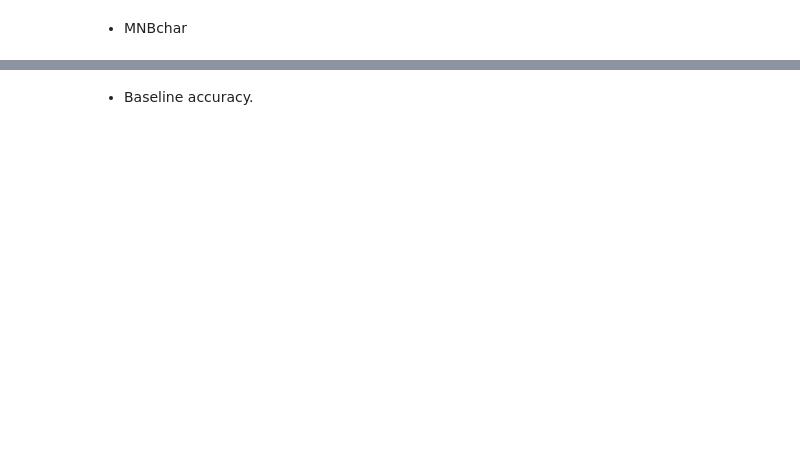
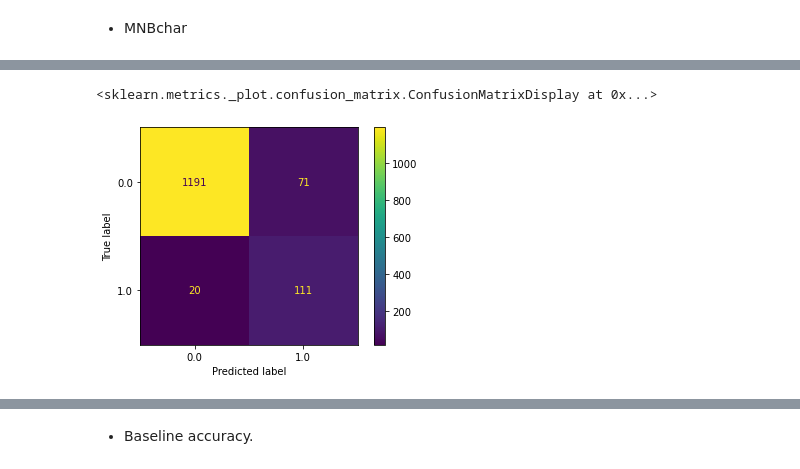
Before and after one commit to Avanyali/Shakespeare_Deaths, a Jupyter notebook: notebooks/ShakespeareanDeaths_Step5_Modeling.ipynb, the cells around one changed output, grey strips where cells are left out. Saved outputs shown, nothing was run; the diff lists cells and outputs as text; code cells hidden in the pictures; blank space fills up the shorter version.

```diff
--- a/notebooks/ShakespeareanDeaths_Step5_Modeling.ipynb
+++ b/notebooks/ShakespeareanDeaths_Step5_Modeling.ipynb
@@ -88,0 +187,5 @@ metrics.roc_auc_score(char_y_train, train_preds), metrics.roc_auc_score(char_y_t
+# %%
+plot_confusion_matrix(char_mnb_rs.best_estimator_, char_X, char_y)
+# %% [output]
+<sklearn.metrics._plot.confusion_matrix.ConfusionMatrixDisplay at 0x...>
+[figure, added]
```
Also changed, not shown: parts of 25 cells of this notebook, 2 other files.
